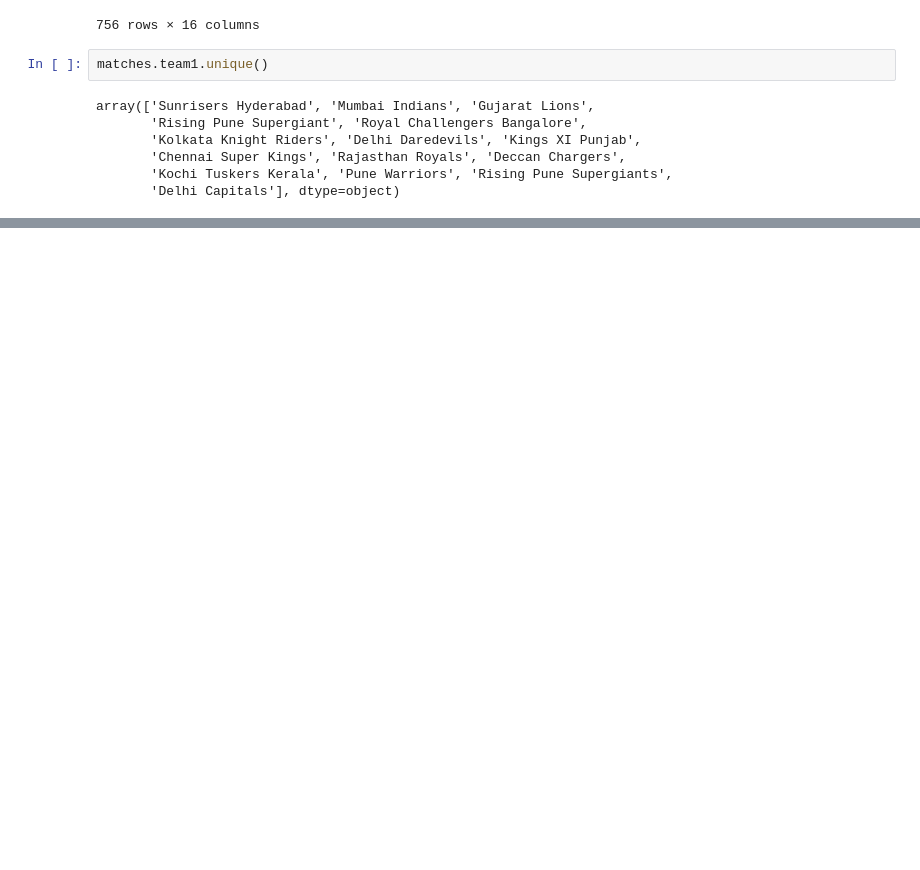
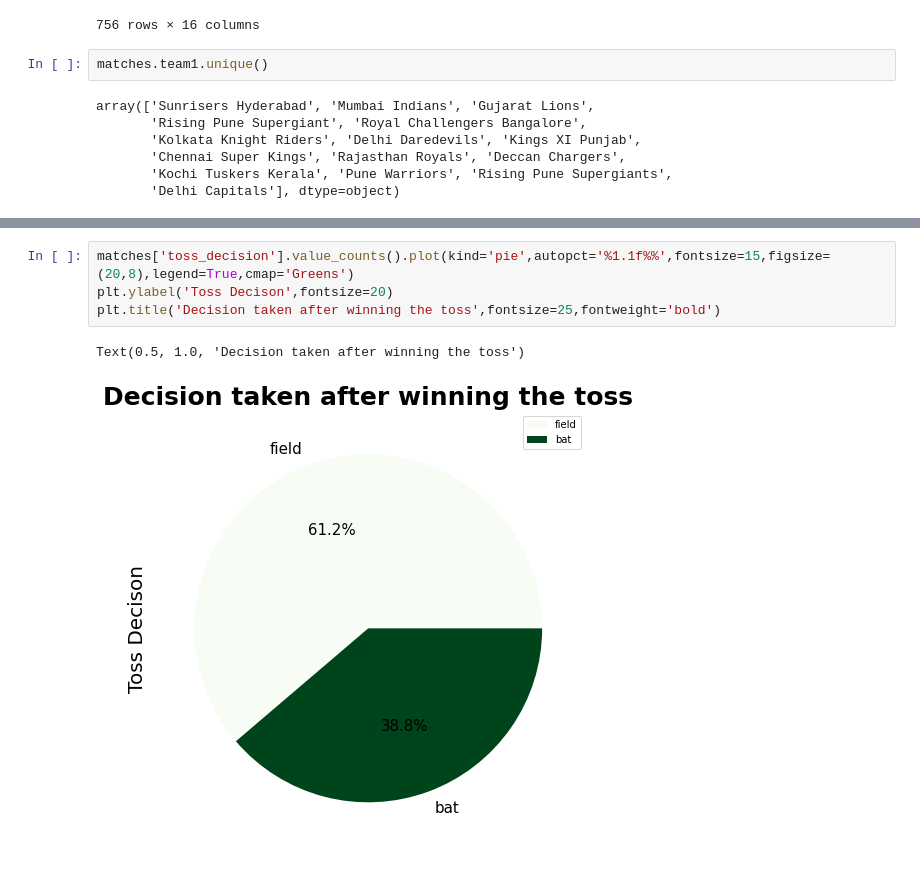
Before and after one commit to nehit210/EDA-on-sports-dataset, a Jupyter notebook: EDA.ipynb, the cells around one changed output, grey strips where cells are left out. Cells and saved outputs as stored; diff of their text form; blank space fills up the shorter version.

```diff
--- a/EDA.ipynb
+++ b/EDA.ipynb
@@ -302,0 +299,7 @@ KeyError: ignored
+# %%
+matches['toss_decision'].value_counts().plot(kind='pie',autopct='%1.1f%%',fontsize=15,figsize=(20,8),legend=True,cmap='Greens')
+plt.ylabel('Toss Decison',fontsize=20)
+plt.title('Decision taken after winning the toss',fontsize=25,fontweight='bold')
+# %% [output]
+Text(0.5, 1.0, 'Decision taken after winning the toss')
+[figure, added]
```
Also changed, not shown: parts of 12 cells of this notebook.
